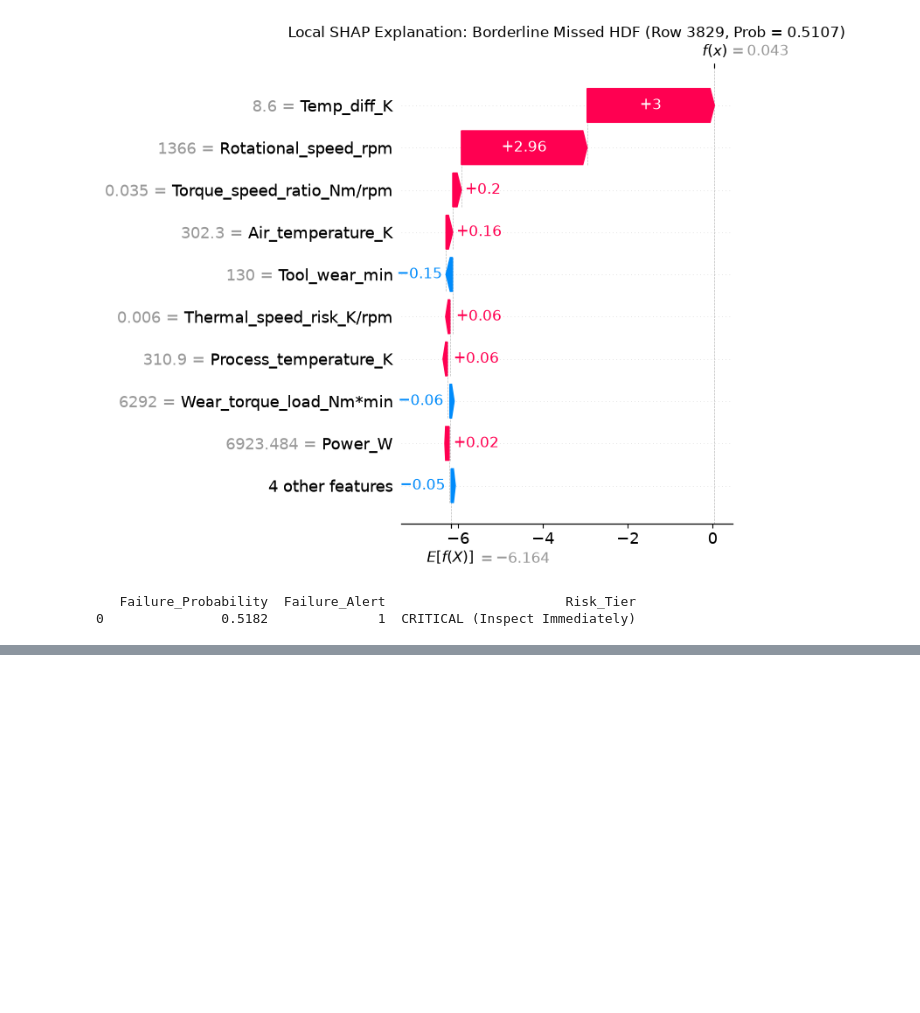
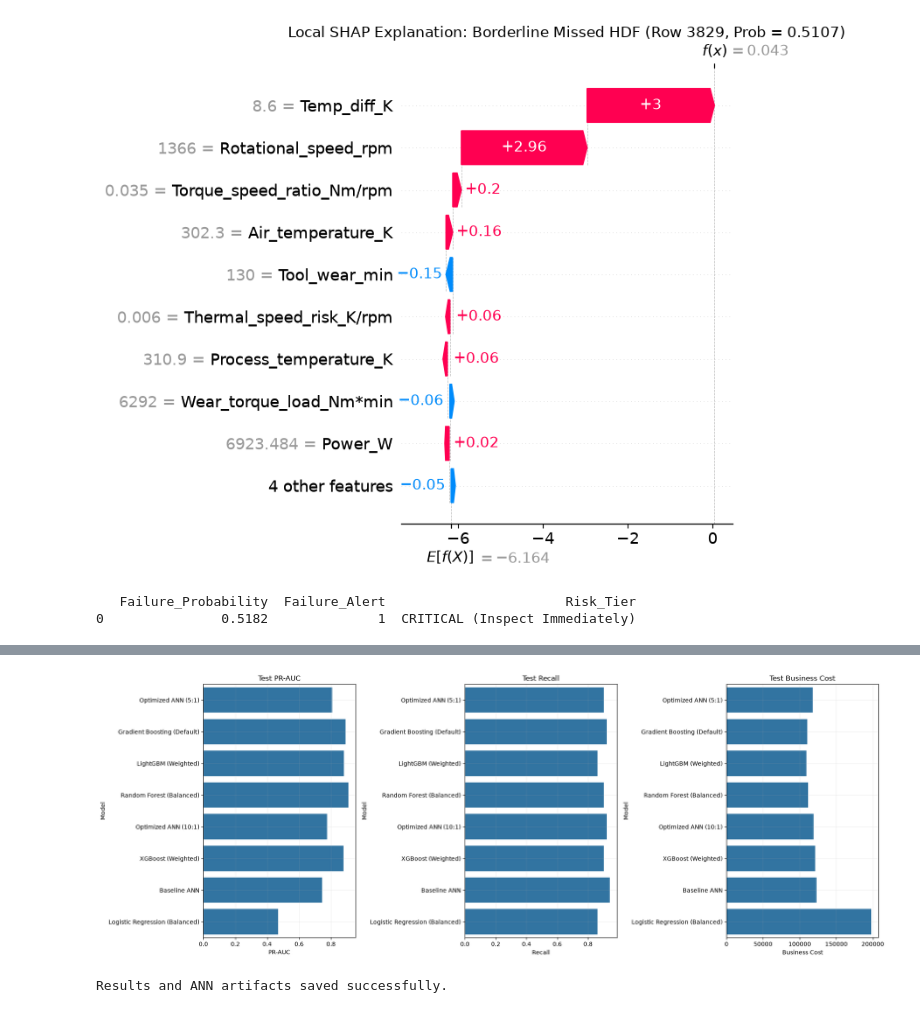
Before and after one commit to harshithkatta04-blip/predictive-maintenance-risk-modeling, a Jupyter notebook: notebooks/Predictive_Maintenance.ipynb, the cells around one changed output, grey strips where cells are left out. Cells and saved outputs as stored; diff of their text form; code cells hidden in the pictures; blank space fills up the shorter version.

```diff
--- a/notebooks/Predictive_Maintenance.ipynb
+++ b/notebooks/Predictive_Maintenance.ipynb
@@ -1009,0 +1963,20 @@ print(alerts[["Failure_Probability", "Failure_Alert", "Risk_Tier"]])
+# %%
+test_results = []
+
+for _, row in validation_comparison.iterrows():
+
+    name = row["Model"]
+    threshold = row["Threshold"]
+
+    test_prob = candidates[name][1]()
+
+    test_results.append({
+        "Model": name,
+        **evaluate_model(y_test, test_prob, threshold)
+    })
+
+final_comparison = pd.DataFrame(test_results)
+
+display(final_comparison.round(4))
+
+print("Validation-selected champion:", selected_model)
@@ -1009,0 +1994,54 @@ print(alerts[["Failure_Probability", "Failure_Alert", "Risk_Tier"]])
+# %%
+fig, axes = plt.subplots(1, 3, figsize=(19, 7))
+
+for ax, metric in zip(
+    axes, ["PR-AUC", "Recall", "Business Cost"]
+):
+    sns.barplot(
+        data=final_comparison,
+        y="Model",
+        x=metric,
+        ax=ax
+    )
+
+    ax.set_title(f"Test {metric}")
+    ax.grid(alpha=0.2)
+
+plt.tight_layout()
+plt.show()
+# %% [output]
+[figure, added]
+# %%
+os.makedirs("../results", exist_ok=True)
+
+all_experiments = pd.concat([
+    experiment_df.assign(Experiment="Dropout"),
+    architecture_df.assign(Experiment="Architecture"),
+    initialization_df.assign(Experiment="Initialization"),
+    regularization_df.assign(Experiment="Regularization"),
+    weight_df.assign(Experiment="Class Weight"),
+    lr_df.assign(Experiment="Learning Rate")
+], ignore_index=True)
+
+all_experiments.to_csv(
+    "../results/experiment_results.csv", index=False
+)
+
+final_comparison.to_csv(
+    "../results/model_comparison.csv", index=False
+)
+
+validation_comparison.to_csv(
+    "../results/validation_comparison.csv", index=False
+)
+
+final_ann.save("../models/optimized_ann.keras")
+
+joblib.dump(
+    preprocessor,
+    "../models/ann_preprocessor.joblib"
+)
+
+print("Results and ANN artifacts saved successfully.")
+# %% [output]
+Results and ANN artifacts saved successfully.
```
Also changed, not shown: parts of 35 cells of this notebook, 10 other files.
